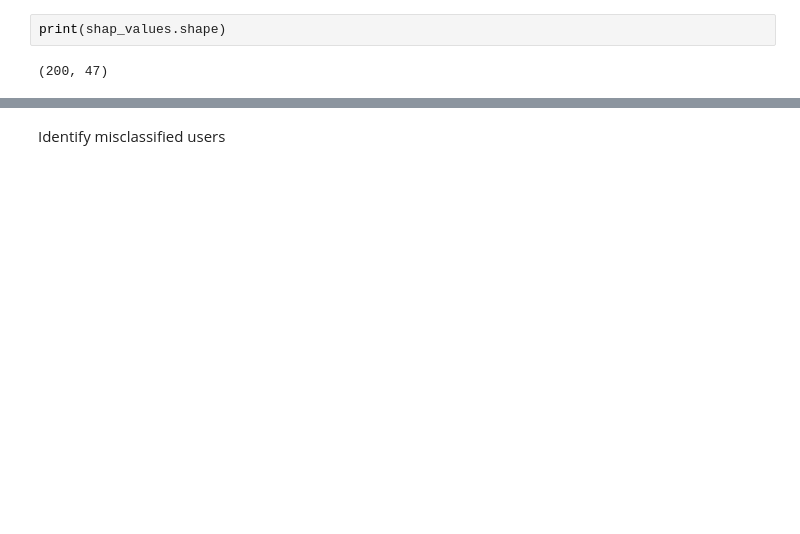
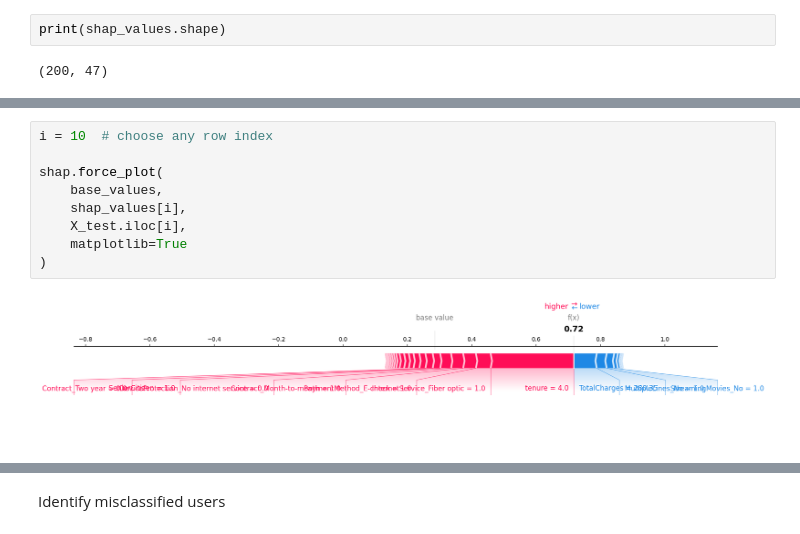
Before and after one commit to kristianhnielsen/aml_exam, a Jupyter notebook: rheannon/shallow_shap.ipynb, the cells around one changed output, grey strips where cells are left out. Saved outputs shown, nothing was run; the diff lists cells and outputs as text; blank space fills up the shorter version.

```diff
--- a/rheannon/shallow_shap.ipynb
+++ b/rheannon/shallow_shap.ipynb
@@ -40 +68,12 @@ shap.summary_plot(shap_values, X_test, plot_type="bar")
+# %%
+i = 10  # choose any row index
+
+shap.force_plot(
+    base_values,
+    shap_values[i],
+    X_test.iloc[i],
+    matplotlib=True
+)
+# %% [output]
+[figure, added]
 # %%
```
Also changed, not shown: parts of 24 cells of this notebook, 9 other files.
